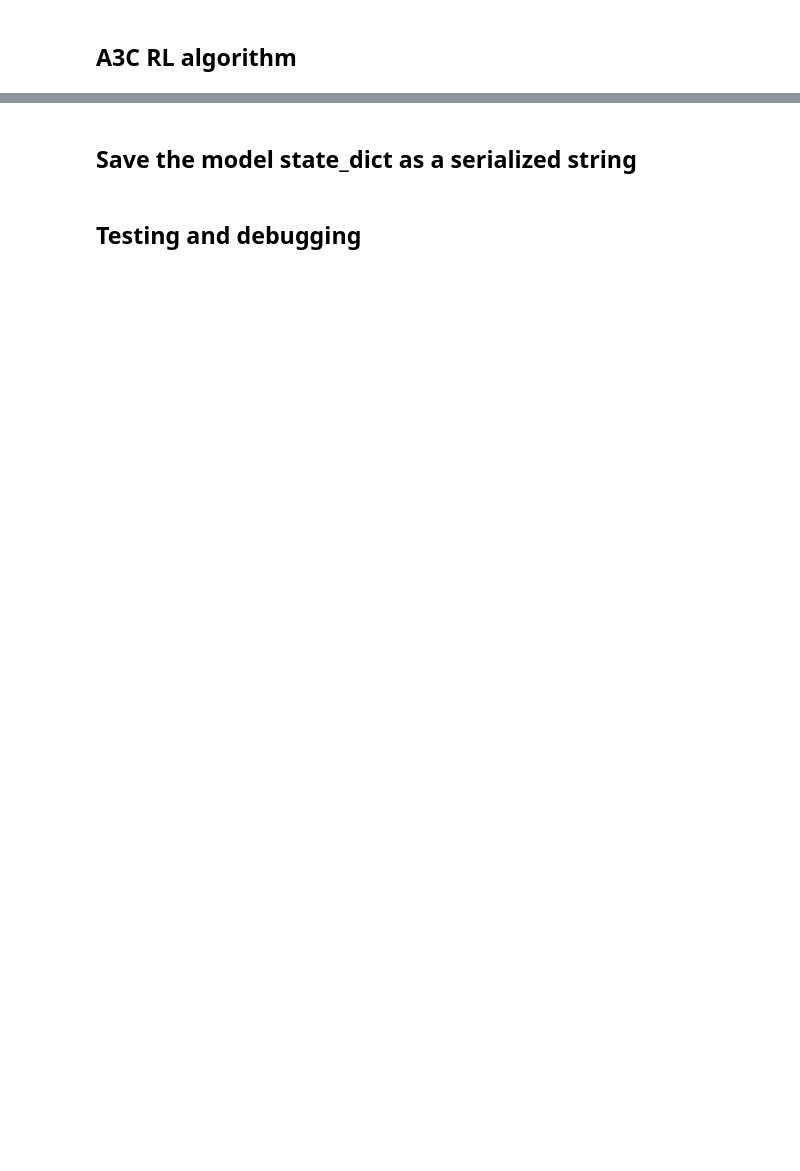
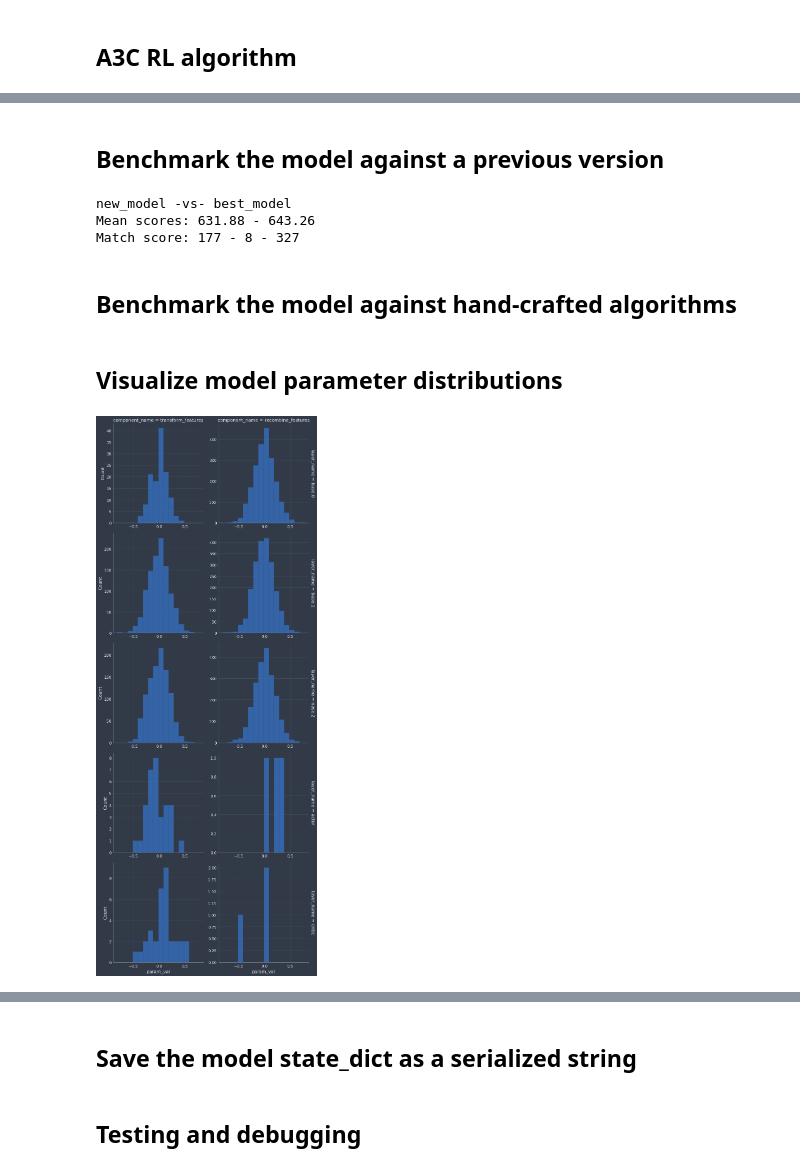
Before and after one commit to IsaiahPressman/Kaggle_Santa_2020, a Jupyter notebook: RL_Santa.ipynb, the cells around one changed output, grey strips where cells are left out. Cells and saved outputs as stored; diff of their text form; code cells hidden in the pictures; blank space fills up the shorter version.

```diff
--- a/RL_Santa.ipynb
+++ b/RL_Santa.ipynb
@@ -348,0 +238,31 @@ plt.plot(episode_reward_sums);
+# %% [markdown]
+## Benchmark the model against a previous version
+# %%
+best_model = GraphNN_A3C(
+    in_features=3,
+    n_nodes=env.n_bandits,
+    n_hidden_layers=3,
+    layer_sizes=16
+)
+with open('rl_agents/ss_a3c_agent_v1.txt', 'r') as f:
+    sd = pickle.loads(base64.b64decode(f.readline()[2:-1].encode()))['model_state_dict']
+best_model.load_state_dict(sd)
+best_model.to(torch.device('cuda'))
+
+def opponent(states):
+    return best_model.sample_action(states.unsqueeze(0)).squeeze(0)
+
+vs_env = KaggleMABEnvTorchVectorized(n_envs=512, opponent=opponent, out_device=device)
+s, _, _, _ = vs_env.reset()
+for i in tqdm.trange(vs_env.n_steps):
+    s, _, _, _ = vs_env.step(model.sample_action(s.unsqueeze(0)).squeeze(0))
+p1_scores, p2_scores = vs_env.player_rewards_sums.sum(-1).chunk(2, dim=1)
+print(f'new_model -vs- best_model')
+print(f'Mean scores: {p1_scores.mean():.2f} - {p2_scores.mean():.2f}')
+print(f'Match score: {torch.sum(p1_scores > p2_scores)} - {torch.sum(p1_scores == p2_scores)} - {torch.sum(p1_scores < p2_scores)}')
+# %% [output]
+new_model -vs- best_model
+Mean scores: 631.88 - 643.26
+Match score: 177 - 8 - 327
+# %% [markdown]
+## Benchmark the model against hand-crafted algorithms
@@ -348,0 +271,47 @@ plt.plot(episode_reward_sums);
+# %% [markdown]
+## Visualize model parameter distributions
+# %%
+full_layer_name = []
+layer_name = []
+component_name = []
+weight_or_bias = []
+param_val = []
+for key, val in GraphNN_A3C(
+    in_features=3,
+    n_nodes=env.n_bandits,
+    n_hidden_layers=2,
+    layer_sizes=32
+).state_dict().items():
+    if 'message_passing_mat' in key:
+        pass
+    else:
+        for v in val.cpu().numpy().ravel():
+            param_val.append(v)
+            full_layer_name.append(key)
+            key_split = key.split('.')
+            if len(key_split) == 3:
+                ln, pn, wob = key_split
+            elif len(key_split) == 4:
+                ln, ln_2, pn, wob = key_split
+                ln = f'{ln}.{ln_2}'
+            else:
+                raise RuntimeError(f'Unrecognized layer key: {key}')
+            layer_name.append(ln)
+            component_name.append(pn)
+            weight_or_bias.append(wob)
+params_df = pd.DataFrame(dict(
+    full_layer_name = full_layer_name,
+    layer_name = layer_name,
+    component_name = component_name,
+    weight_or_bias = weight_or_bias,
+    param_val = param_val
+))
+
+sns.displot(
+    params_df, x='param_val', col='component_name', row='layer_name',
+    binwidth=0.1,
+    #height=3,
+    facet_kws=dict(margin_titles=True, sharex=False, sharey=False)
+);
+# %% [output]
+[figure, added]
```
Also changed, not shown: parts of 24 cells of this notebook, 20 other files.
